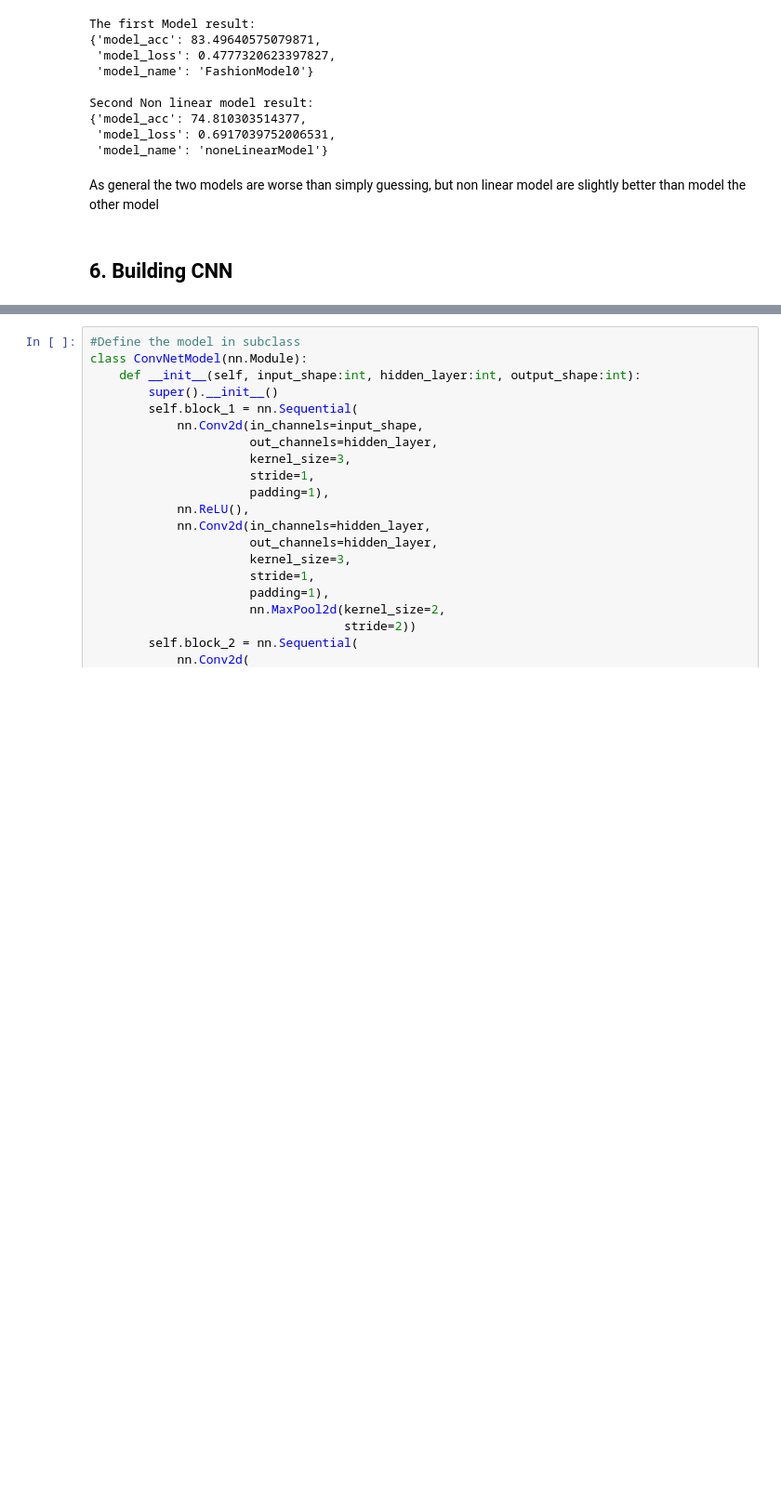
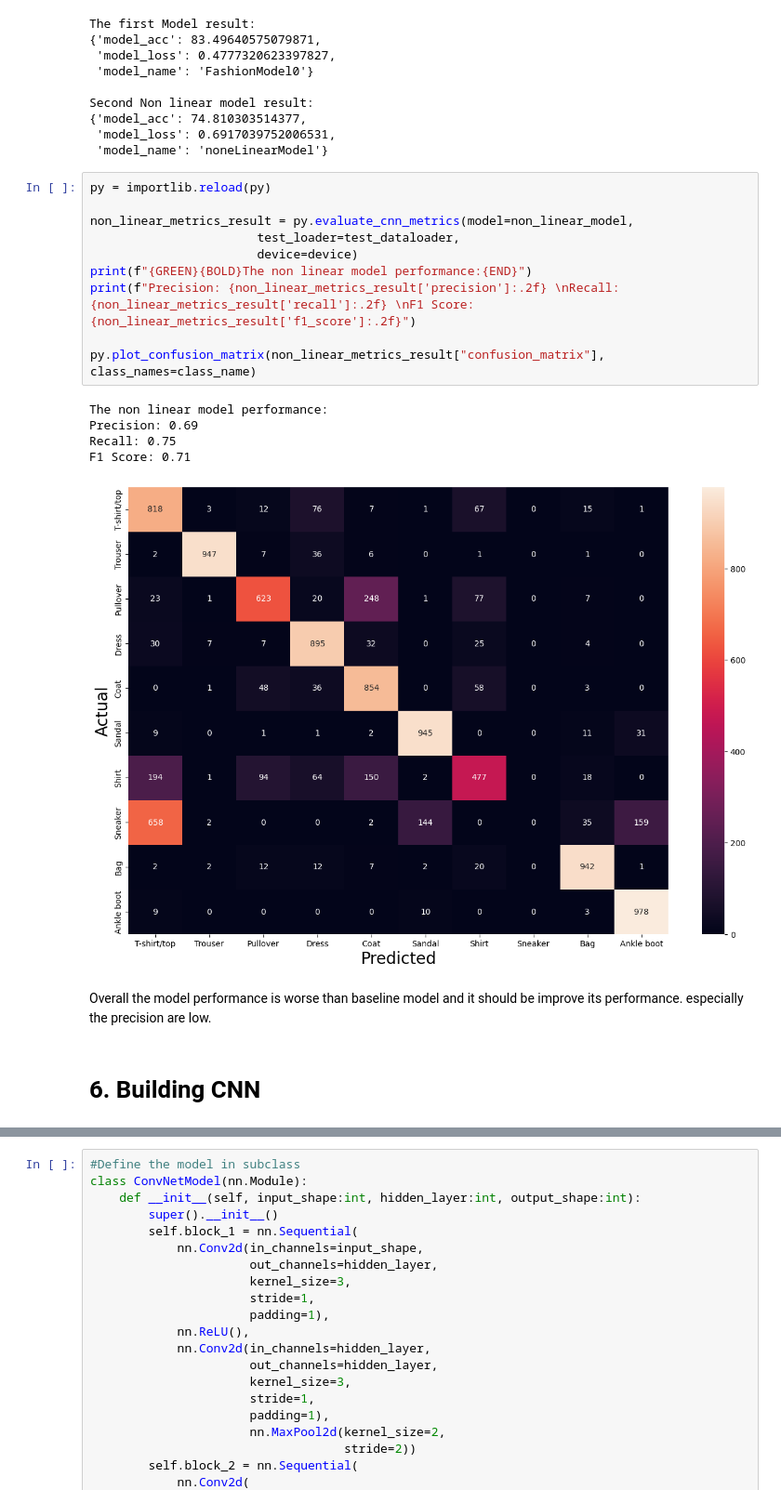
Before and after one commit to Nigatie-Sahlie/Deep_learning, a Jupyter notebook: notebooks/04 ComputerVision.ipynb, the cells around one changed output, grey strips where cells are left out. Shown at 93% size. Drawn from its saved outputs; the diff is of its cells as text; blank space fills up the shorter version.

```diff
--- a/notebooks/04 ComputerVision.ipynb
+++ b/notebooks/04 ComputerVision.ipynb
@@ -480,10 +496,26 @@ Second Non linear model result:
 {'model_acc': 74.810303514377,
  'model_loss': 0.6917039752006531,
  'model_name': 'noneLinearModel'}
+# %%
+py = importlib.reload(py)
+
+non_linear_metrics_result = py.evaluate_cnn_metrics(model=non_linear_model,
+                       test_loader=test_dataloader,
+                       device=device)
+print(f"{GREEN}{BOLD}The non linear model performance:{END}")
+print(f"Precision: {non_linear_metrics_result['precision']:.2f} \nRecall: {non_linear_metrics_result['recall']:.2f} \nF1 Score: {non_linear_metrics_result['f1_score']:.2f}")
+
+py.plot_confusion_matrix(non_linear_metrics_result["confusion_matrix"], class_names=class_name)
+# %% [output]
+The non linear model performance:
+Precision: 0.69
+Recall: 0.75
+F1 Score: 0.71
+[figure, added]
 # %% [markdown]
-As general the two models are worse than simply guessing, but non linear model are slightly better than model the other model
+Overall the model performance is worse than baseline model and it should be improve its performance. especially the precision are low.
 # %% [markdown]
-## 6. Building CNN
+# 6. Building CNN
 # %% [markdown]
 CNN or ConNet is for visual data. i use `TinyVGG` model or CNN model. CNN is best for non structured datas whereas ML models are best for structured data.
 
```
Also changed, not shown: parts of 12 cells of this notebook.
